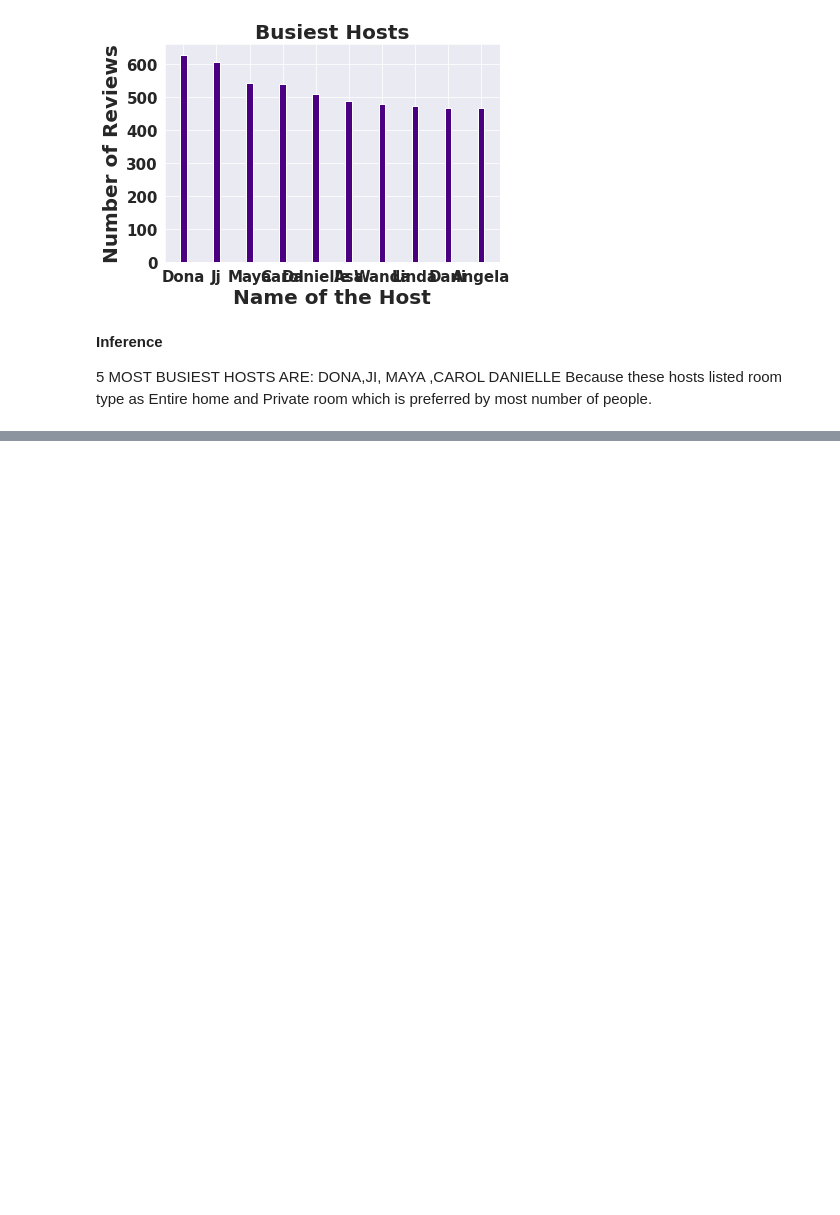
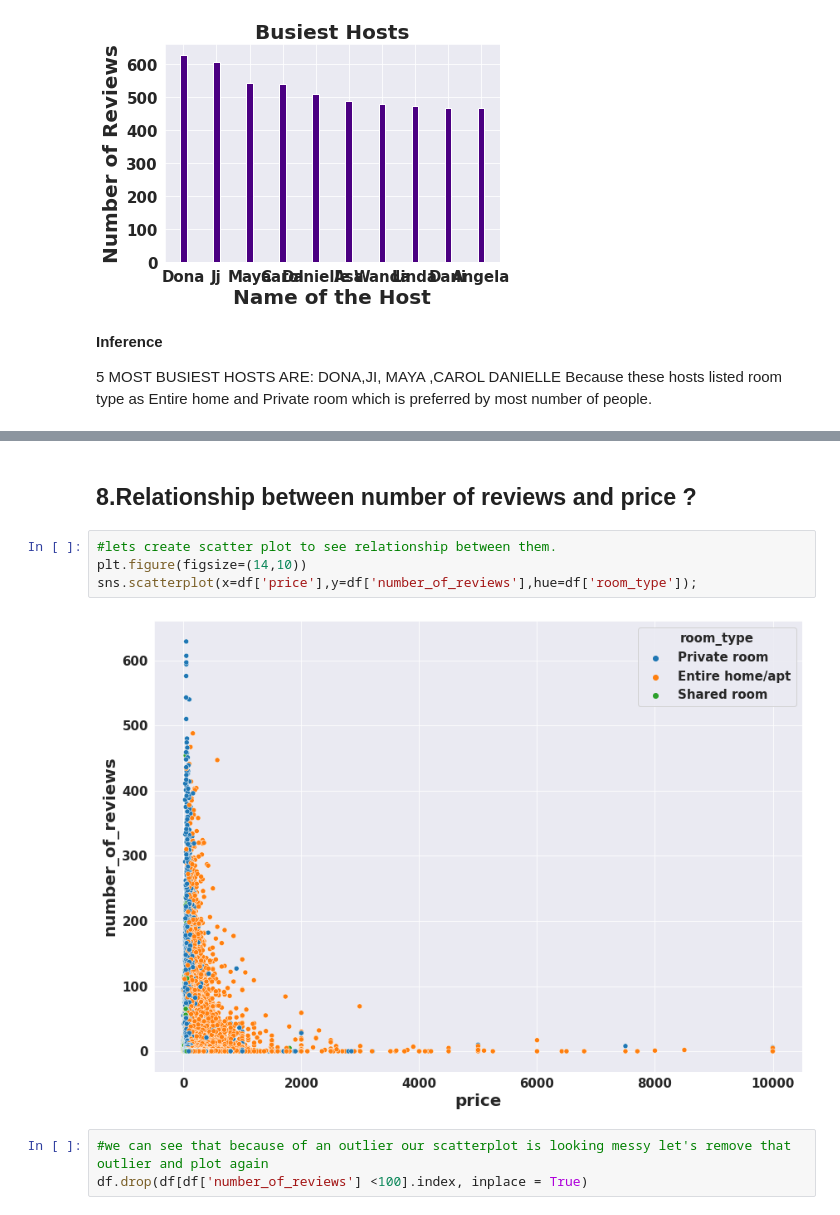
Before and after one commit to kavrit/EDA-Airbnb-booking-analsysis-Capstone-project-1, a Jupyter notebook: EDA_Airbnb_booking_analysis_capstone_project_1_.ipynb, the cells around one changed output, grey strips where cells are left out. Saved outputs shown, nothing was run; the diff lists cells and outputs as text; blank space fills up the shorter version.

```diff
--- a/EDA_Airbnb_booking_analysis_capstone_project_1_.ipynb
+++ b/EDA_Airbnb_booking_analysis_capstone_project_1_.ipynb
@@ -456,0 +610,11 @@ Because these hosts listed room type as Entire home and Private room which is pr
+# %% [markdown]
+## **8.Relationship between number of reviews and price ?**
+# %%
+#lets create scatter plot to see relationship between them.
+plt.figure(figsize=(14,10))
+sns.scatterplot(x=df['price'],y=df['number_of_reviews'],hue=df['room_type']);
+# %% [output]
+[figure, added]
+# %%
+#we can see that because of an outlier our scatterplot is looking messy let's remove that outlier and plot again
+df.drop(df[df['number_of_reviews'] <100].index, inplace = True)
```
Also changed, not shown: parts of 16 cells of this notebook.
